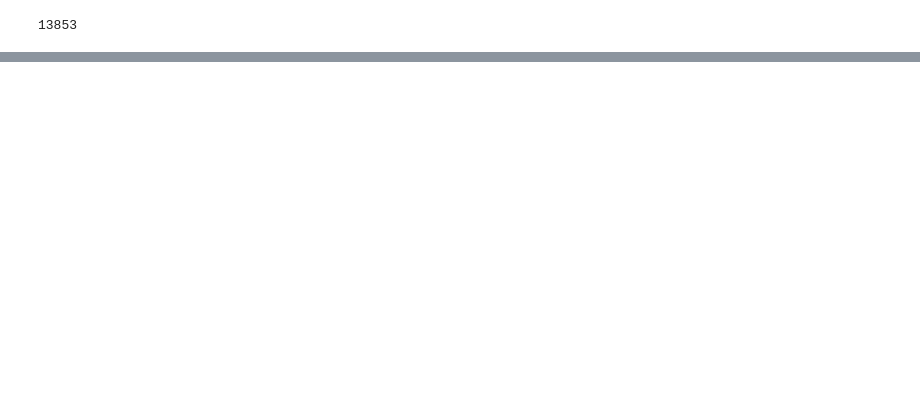
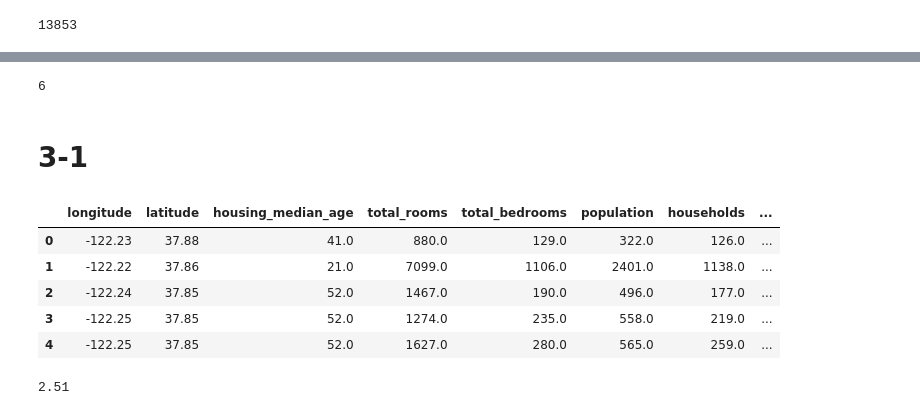
Before and after one commit to hyul77/hyul-dictionary, a Jupyter notebook: 22.빅데이터전문기사/실기/all.ipynb, the cells around one changed output, grey strips where cells are left out. Saved outputs shown, nothing was run; the diff lists cells and outputs as text; code cells hidden in the pictures; blank space fills up the shorter version.

```diff
--- a/22.빅데이터전문기사/실기/all.ipynb
+++ b/22.빅데이터전문기사/실기/all.ipynb
@@ -291,0 +340,30 @@ print(main)
+# %%
+# date_added가 2018년 1월 이면서 country가 United Kingdom 단독 제작인 데이터의 갯수
+df['date_added'] = pd.to_datetime(df['date_added'].str.strip(), format='%B %d, %Y')
+df_ans = df[(df['date_added'].dt.year == 2018) & (df['date_added'].dt.month == 1)]
+ans = df_ans[df_ans['country']== 'United Kingdom']['show_id'].count()
+print(ans)
+# %% [output]
+6
+# %% [markdown]
+# 3-1
+# %%
+import pandas as pd
+df = pd.read_csv('https://raw.githubusercontent.com/Datamanim/datarepo/main/krdatacertificate/e3_p1_1.csv')
+df.head(5)
+# %% [output]
+|  | longitude | latitude | housing_median_age | total_rooms | total_bedrooms | population | households | ... |
+| 0 | -122.23 | 37.88 | 41.0 | 880.0 | 129.0 | 322.0 | 126.0 | ... |
+| 1 | -122.22 | 37.86 | 21.0 | 7099.0 | 1106.0 | 2401.0 | 1138.0 | ... |
+| 2 | -122.24 | 37.85 | 52.0 | 1467.0 | 190.0 | 496.0 | 177.0 | ... |
+| 3 | -122.25 | 37.85 | 52.0 | 1274.0 | 235.0 | 558.0 | 219.0 | ... |
+| 4 | -122.25 | 37.85 | 52.0 | 1627.0 | 280.0 | 565.0 | 259.0 | ... |
+# %%
+# 결측치가 하나라도 존재하는 행의 경우 경우 해당 행을 삭제하라.
+# 그후 남은 데이터의 상위 70%에 해당하는 데이터만 남겨둔 후 median_income 컬럼의 1분위수를 반올림하여 소숫점이하 2째자리까지 구하여라
+df = df.dropna().reset_index(drop=True)
+df_filter = df.loc[:int(0.7*len(df))]
+q1 = df_filter['median_income'].quantile(1/4)
+print(round(q1,2))
+# %% [output]
+2.51
```
Also changed, not shown: parts of 8 cells of this notebook.
